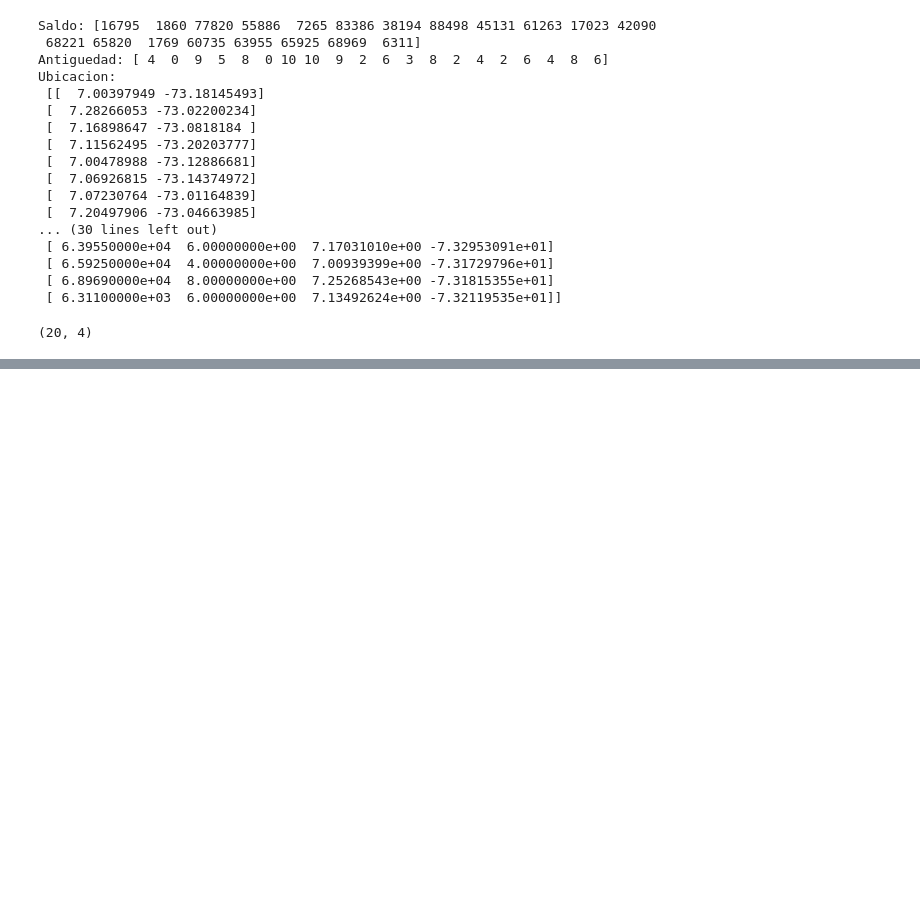
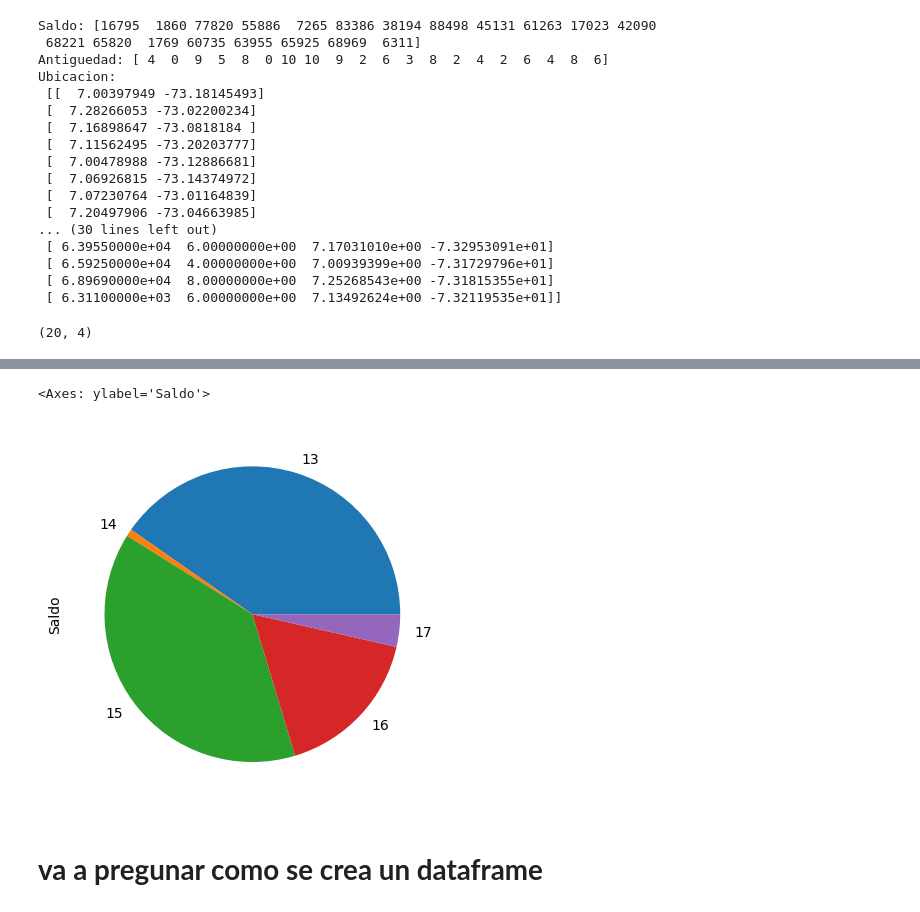
Before and after one commit to maicol017/Curso-Inteligencia-Artificial, a Jupyter notebook: EDA_Apuntes_de_clase.ipynb, the cells around one changed output, grey strips where cells are left out. Drawn from its saved outputs; the diff is of its cells as text; code cells hidden in the pictures; blank space fills up the shorter version.

```diff
--- a/EDA_Apuntes_de_clase.ipynb
+++ b/EDA_Apuntes_de_clase.ipynb
@@ -309,0 +522,7 @@ datos_combinados.shape
+# %%
+df.Saldo.iloc[13:18].plot(kind="pie")
+# %% [output]
+<Axes: ylabel='Saldo'>
+[figure, added]
+# %% [markdown]
+# **va a pregunar como se crea un dataframe**
```
Also changed, not shown: parts of 16 cells of this notebook.
